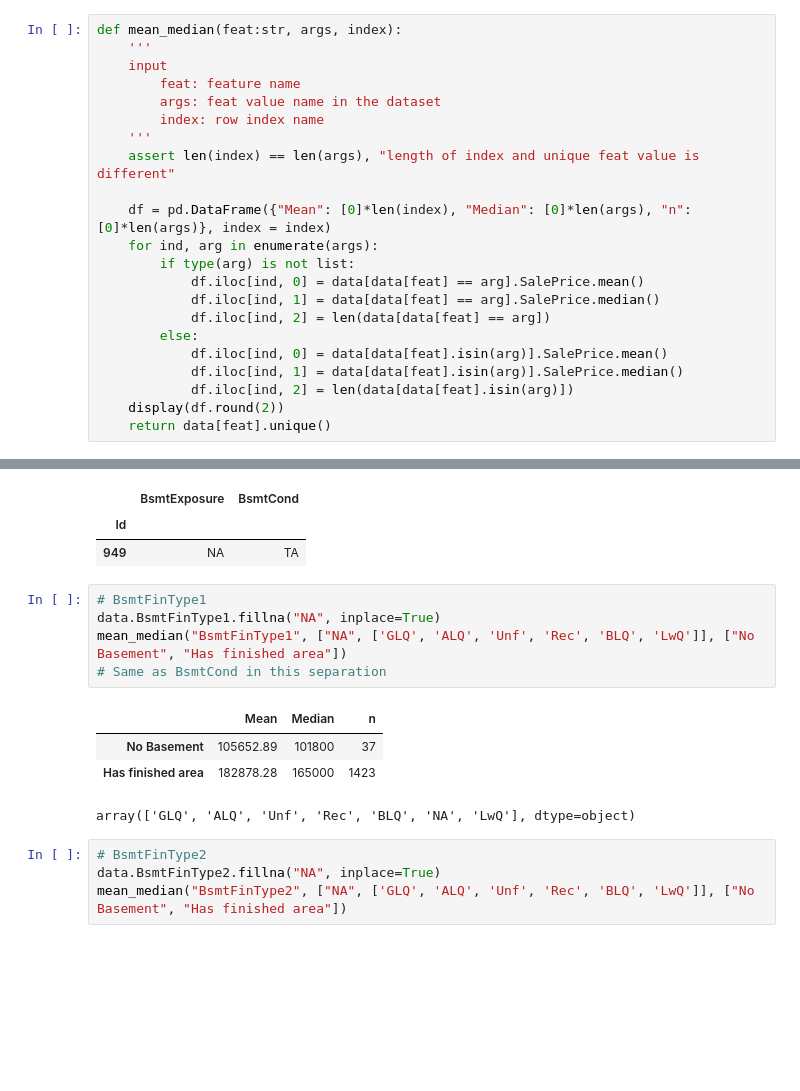
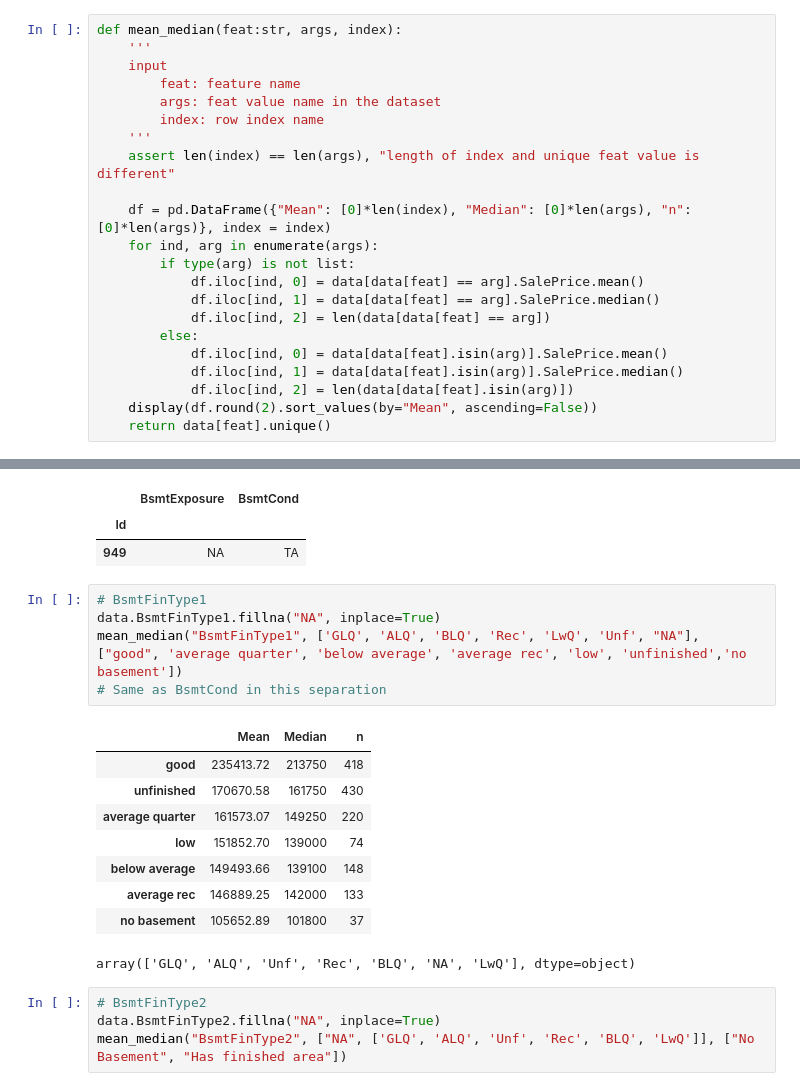
Before and after one commit to OwenLin2001/KaggleML2024Summer, a Jupyter notebook: Housing_Prices/Code/Data_cleaning.ipynb, the cells around one changed output, grey strips where cells are left out. Cells and saved outputs as stored; diff of their text form; blank space fills up the shorter version.

```diff
--- a/Housing_Prices/Code/Data_EDA.ipynb
+++ b/Housing_Prices/Code/Data_cleaning.ipynb
@@ -370,5 +350,5 @@ def mean_median(feat:str, args, index):
             df.iloc[ind, 0] = data[data[feat].isin(arg)].SalePrice.mean()
             df.iloc[ind, 1] = data[data[feat].isin(arg)].SalePrice.median()
             df.iloc[ind, 2] = len(data[data[feat].isin(arg)])
-    display(df.round(2))
+    display(df.round(2).sort_values(by="Mean", ascending=False))
     return data[feat].unique()
@@ -411,12 +404,17 @@ data[((data.BsmtExposure=="NA") & (data.BsmtCond!="NA"))][["BsmtExposure", "Bsmt
 # %%
 # BsmtFinType1
 data.BsmtFinType1.fillna("NA", inplace=True)
-mean_median("BsmtFinType1", ["NA", ['GLQ', 'ALQ', 'Unf', 'Rec', 'BLQ', 'LwQ']], ["No Basement", "Has finished area"])
+mean_median("BsmtFinType1", ['GLQ', 'ALQ', 'BLQ', 'Rec', 'LwQ', 'Unf', "NA"], ["good", 'average quarter', 'below average', 'average rec', 'low', 'unfinished','no basement'])
 # Same as BsmtCond in this separation
 # %% [output]
 |  | Mean | Median | n |
-| No Basement | 105652.89 | 101800 | 37 |
-| Has finished area | 182878.28 | 165000 | 1423 |
+| good | 235413.72 | 213750 | 418 |
+| unfinished | 170670.58 | 161750 | 430 |
+| average quarter | 161573.07 | 149250 | 220 |
+| low | 151852.70 | 139000 | 74 |
+| below average | 149493.66 | 139100 | 148 |
+| average rec | 146889.25 | 142000 | 133 |
+| no basement | 105652.89 | 101800 | 37 |
 array(['GLQ', 'ALQ', 'Unf', 'Rec', 'BLQ', 'NA', 'LwQ'], dtype=object)
 # %%
 # BsmtFinType2
```
Also changed, not shown: parts of 13 cells of this notebook, 5 other files.
